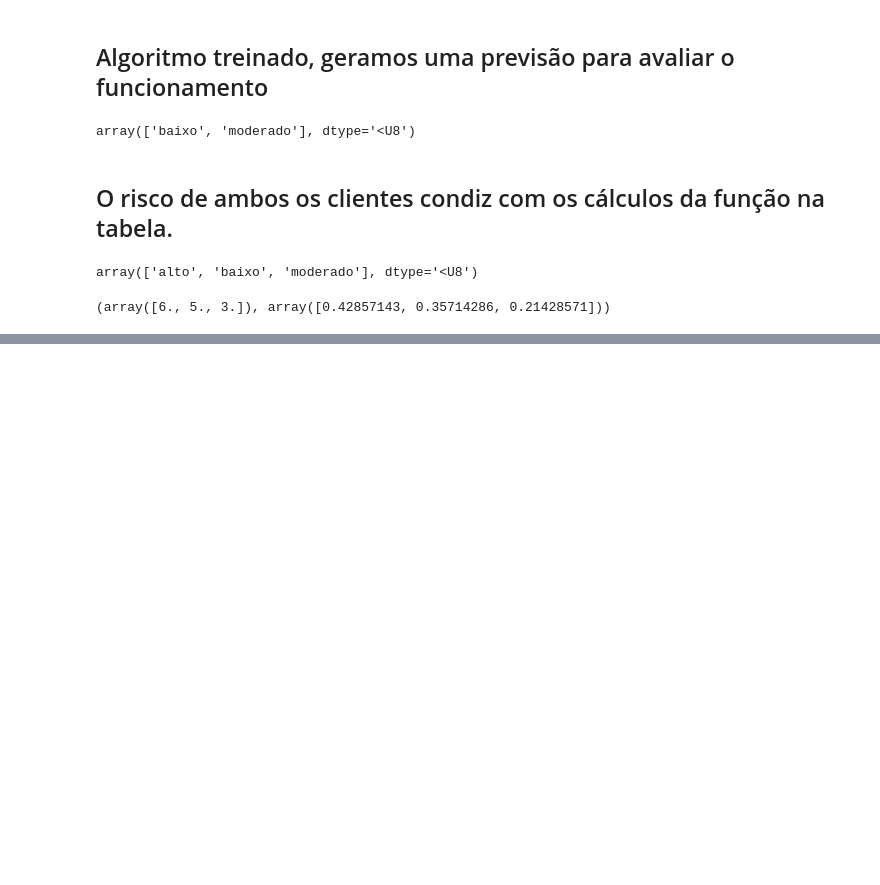
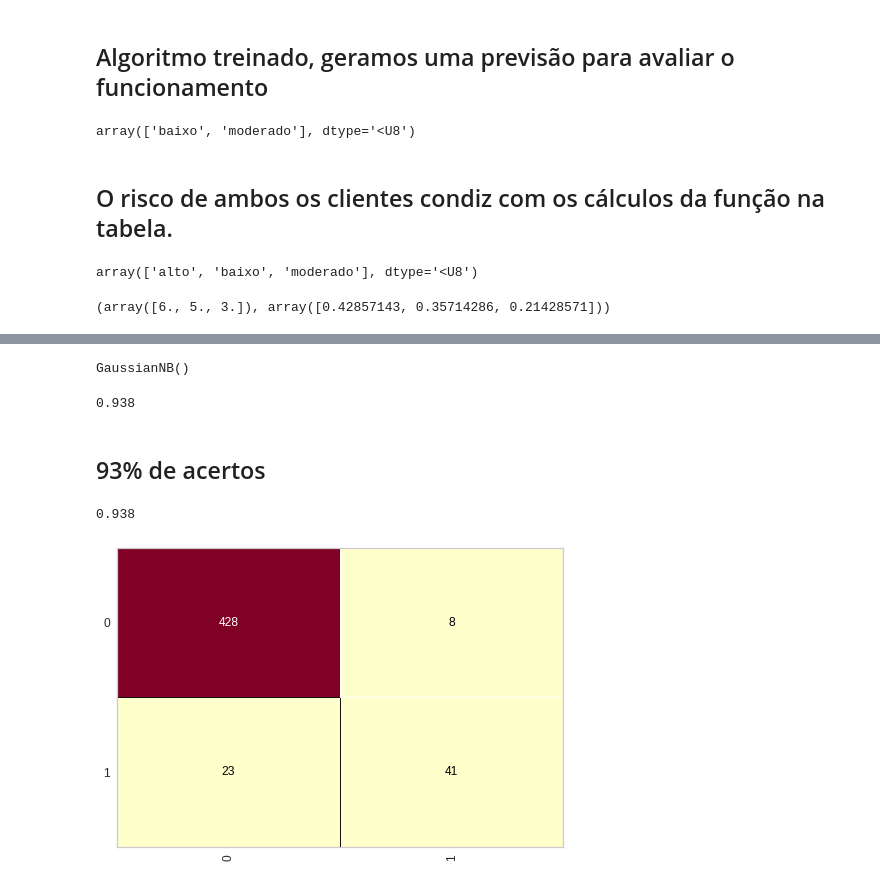
Before and after one commit to wnbrandao/wnbrandao, a Jupyter notebook: Untitled0.ipynb, the cells around one changed output, grey strips where cells are left out. Saved outputs shown, nothing was run; the diff lists cells and outputs as text; code cells hidden in the pictures; blank space fills up the shorter version.

```diff
--- a/Untitled0.ipynb
+++ b/Untitled0.ipynb
@@ -535,0 +538,3 @@ naive_risco_credito.class_count_, naive_risco_credito.class_prior_
+# %%
+with open('credit.pkl', 'rb') as f:
+  x_credit_treinamento, y_credit_treinamento, x_credit_teste, y_credit_teste = pickle.load(f)
@@ -535,0 +549,5 @@ naive_risco_credito.class_count_, naive_risco_credito.class_prior_
+# %%
+naive_credit_data = GaussianNB()
+naive_credit_data.fit(x_credit_treinamento, y_credit_treinamento)
+# %% [output]
+GaussianNB()
@@ -535,0 +558,14 @@ naive_risco_credito.class_count_, naive_risco_credito.class_prior_
+# %%
+accuracy_score(y_credit_teste, previsoes)
+# %% [output]
+0.938
+# %% [markdown]
+<h2>93% de acertos
+# %%
+from yellowbrick.classifier import ConfusionMatrix
+cm=ConfusionMatrix(naive_credit_data)
+cm.fit(x_credit_treinamento, y_credit_treinamento)
+cm.score(x_credit_teste, y_credit_teste)
+# %% [output]
+0.938
+[figure, added]
```
Also changed, not shown: parts of 85 cells of this notebook.
